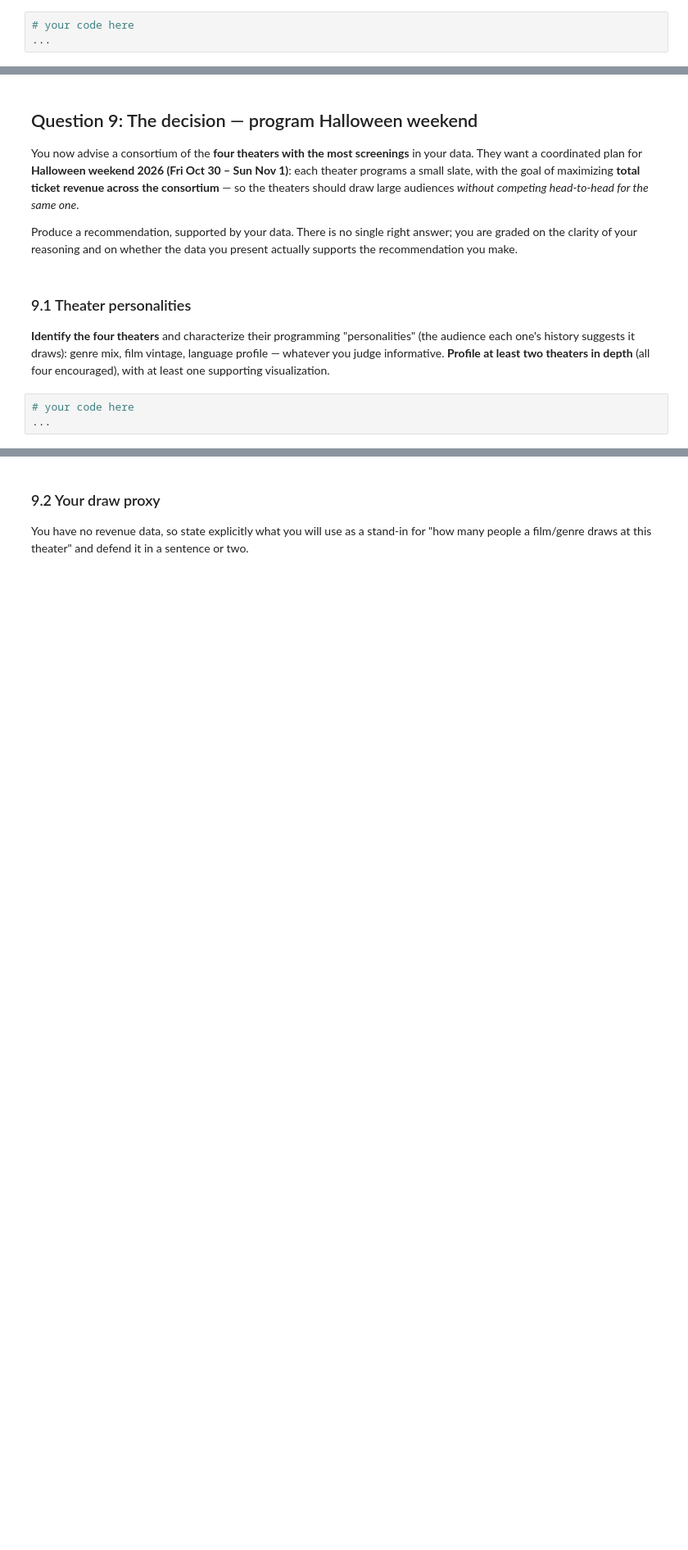
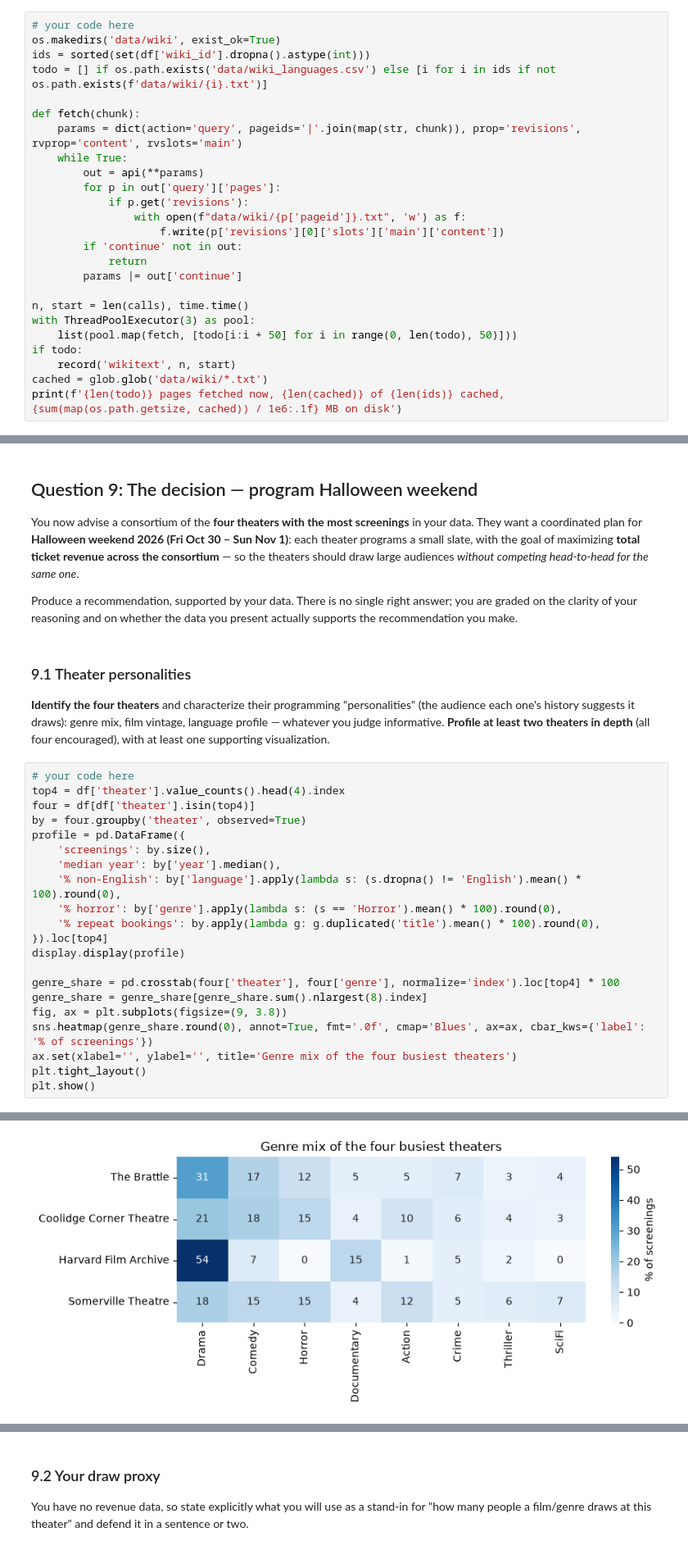
Before and after one commit to qqgjyx/AC-209A, a Jupyter notebook: homeworks/cs1090a_hw1/cs1090a_hw1.ipynb, the cells around one changed output, grey strips where cells are left out. Shown at 82% size. Drawn from its saved outputs; the diff is of its cells as text; blank space fills up the shorter version.

```diff
--- a/homeworks/cs1090a_hw1/cs1090a_hw1.ipynb
+++ b/homeworks/cs1090a_hw1/cs1090a_hw1.ipynb
@@ -784,4 +904,26 @@ Question 6 required you to parallelise the per-film requests with a small thread
 </div>
 # %%
 # your code here
-...
+os.makedirs('data/wiki', exist_ok=True)
+ids = sorted(set(df['wiki_id'].dropna().astype(int)))
+todo = [] if os.path.exists('data/wiki_languages.csv') else [i for i in ids if not os.path.exists(f'data/wiki/{i}.txt')]
+
+def fetch(chunk):
+    params = dict(action='query', pageids='|'.join(map(str, chunk)), prop='revisions', rvprop='content', rvslots='main')
+    while True:
+        out = api(**params)
+        for p in out['query']['pages']:
+            if p.get('revisions'):
+                with open(f"data/wiki/{p['pageid']}.txt", 'w') as f:
+                    f.write(p['revisions'][0]['slots']['main']['content'])
+        if 'continue' not in out:
+            return
+        params |= out['continue']
+
+n, start = len(calls), time.time()
+with ThreadPoolExecutor(3) as pool:
+    list(pool.map(fetch, [todo[i:i + 50] for i in range(0, len(todo), 50)]))
+if todo:
+    record('wikitext', n, start)
+cached = glob.glob('data/wiki/*.txt')
+print(f'{len(todo)} pages fetched now, {len(cached)} of {len(ids)} cached, {sum(map(os.path.getsize, cached)) / 1e6:.1f} MB on disk')
@@ -843,4 +1104,23 @@ Produce a recommendation, supported by your data. There is no single right answe
 **Identify the four theaters** and characterize their programming "personalities" (the audience each one's history suggests it draws): genre mix, film vintage, language profile — whatever you judge informative. **Profile at least two theaters in depth** (all four encouraged), with at least one supporting visualization.
 # %%
 # your code here
-...
+top4 = df['theater'].value_counts().head(4).index
+four = df[df['theater'].isin(top4)]
+by = four.groupby('theater', observed=True)
+profile = pd.DataFrame({
+    'screenings': by.size(),
+    'median year': by['year'].median(),
+    '% non-English': by['language'].apply(lambda s: (s.dropna() != 'English').mean() * 100).round(0),
+    '% horror': by['genre'].apply(lambda s: (s == 'Horror').mean() * 100).round(0),
+    '% repeat bookings': by.apply(lambda g: g.duplicated('title').mean() * 100).round(0),
+}).loc[top4]
+display.display(profile)
+
+genre_share = pd.crosstab(four['theater'], four['genre'], normalize='index').loc[top4] * 100
+genre_share = genre_share[genre_share.sum().nlargest(8).index]
+fig, ax = plt.subplots(figsize=(9, 3.8))
+sns.heatmap(genre_share.round(0), annot=True, fmt='.0f', cmap='Blues', ax=ax, cbar_kws={'label': '% of screenings'})
+ax.set(xlabel='', ylabel='', title='Genre mix of the four busiest theaters')
+plt.tight_layout()
+plt.show()
+# %% [output]
@@ -847 +1133,2 @@ Produce a recommendation, supported by your data. There is no single right answe
+[figure, added]
 # %% [markdown]
```
Also changed, not shown: parts of 32 cells of this notebook, 5 other files.
